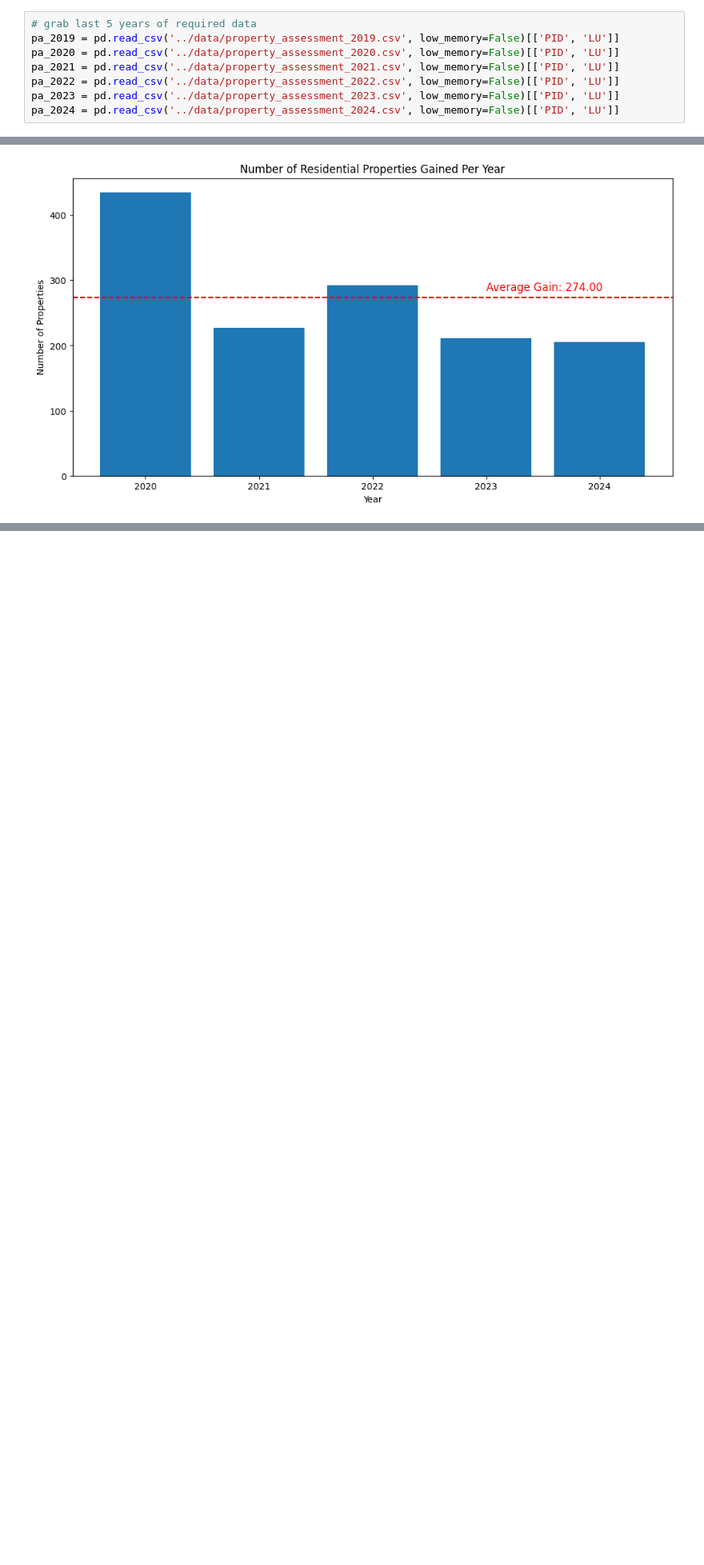
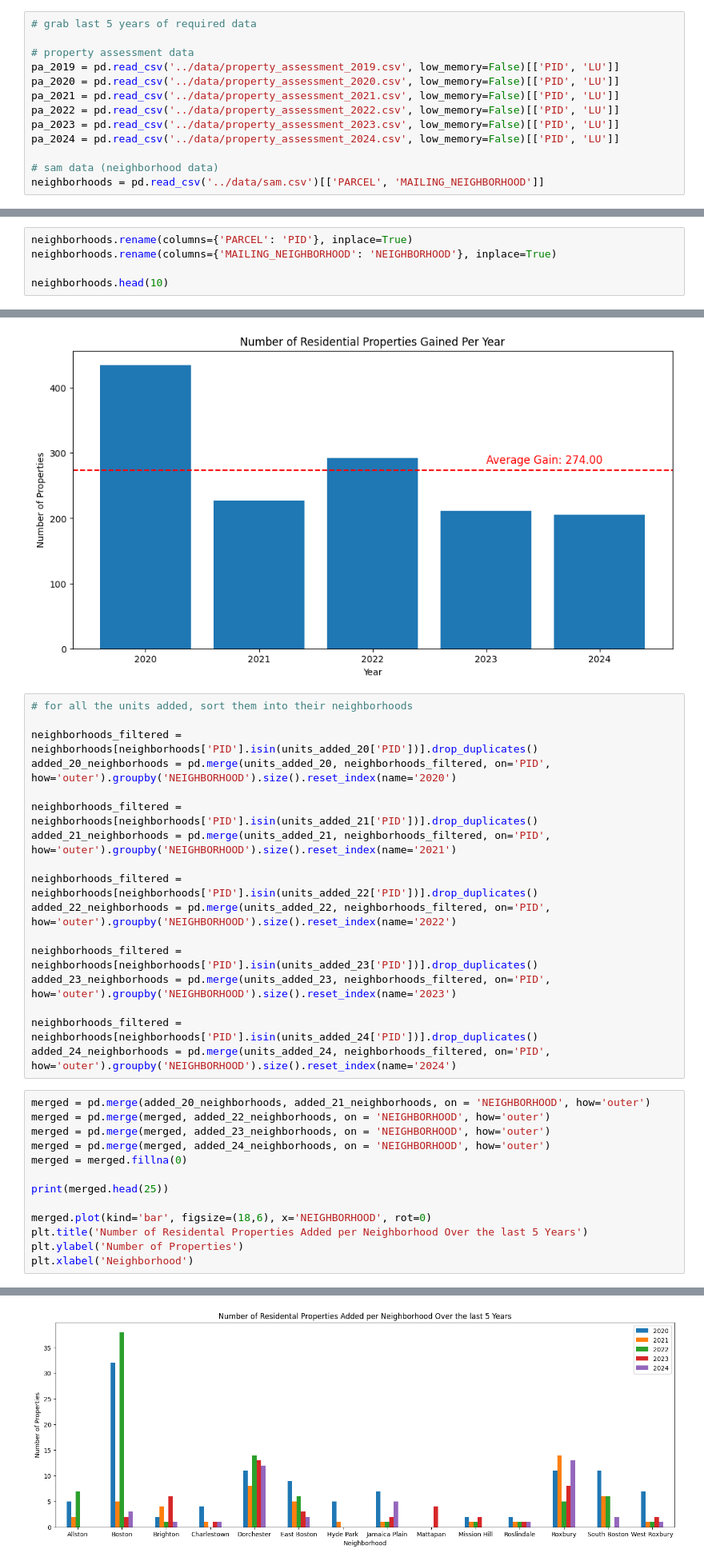
Before and after one commit to BU-Spark/ds-boston-remodeling, a Jupyter notebook: sp24-team-c/property-loss/property-loss-by-neighborhood.ipynb, the cells around one changed output, grey strips where cells are left out. Shown at 80% size. Saved outputs shown, nothing was run; the diff lists cells and outputs as text; blank space fills up the shorter version.

Commit message:
added by neighborhood analysis

```diff
--- a/sp24-team-c/property-loss/property-loss-by-neighborhood.ipynb
+++ b/sp24-team-c/property-loss/property-loss-by-neighborhood.ipynb
@@ -13,11 +14,21 @@ please provide us feedback at https://github.com/pandas-dev/pandas/issues/54466
   import pandas as pd
 # %%
 # grab last 5 years of required data
+
+# property assessment data
 pa_2019 = pd.read_csv('../data/property_assessment_2019.csv', low_memory=False)[['PID', 'LU']]
 pa_2020 = pd.read_csv('../data/property_assessment_2020.csv', low_memory=False)[['PID', 'LU']]
 pa_2021 = pd.read_csv('../data/property_assessment_2021.csv', low_memory=False)[['PID', 'LU']]
 pa_2022 = pd.read_csv('../data/property_assessment_2022.csv', low_memory=False)[['PID', 'LU']]
 pa_2023 = pd.read_csv('../data/property_assessment_2023.csv', low_memory=False)[['PID', 'LU']]
 pa_2024 = pd.read_csv('../data/property_assessment_2024.csv', low_memory=False)[['PID', 'LU']]
+
+# sam data (neighborhood data)
+neighborhoods = pd.read_csv('../data/sam.csv')[['PARCEL', 'MAILING_NEIGHBORHOOD']]
 # %% [markdown]
 ## Find how many residental units have been added per year
+# %%
+neighborhoods.rename(columns={'PARCEL': 'PID'}, inplace=True)
+neighborhoods.rename(columns={'MAILING_NEIGHBORHOOD': 'NEIGHBORHOOD'}, inplace=True)
+
+neighborhoods.head(10)
@@ -82,3 +105,34 @@ plt.title('Number of Residential Properties Gained Per Year')
 plt.show()
 # %% [output]
 [figure]
+# %%
+# for all the units added, sort them into their neighborhoods
+
+neighborhoods_filtered = neighborhoods[neighborhoods['PID'].isin(units_added_20['PID'])].drop_duplicates()
+added_20_neighborhoods = pd.merge(units_added_20, neighborhoods_filtered, on='PID', how='outer').groupby('NEIGHBORHOOD').size().reset_index(name='2020')
+
+neighborhoods_filtered = neighborhoods[neighborhoods['PID'].isin(units_added_21['PID'])].drop_duplicates()
+added_21_neighborhoods = pd.merge(units_added_21, neighborhoods_filtered, on='PID', how='outer').groupby('NEIGHBORHOOD').size().reset_index(name='2021')
+
+neighborhoods_filtered = neighborhoods[neighborhoods['PID'].isin(units_added_22['PID'])].drop_duplicates()
+added_22_neighborhoods = pd.merge(units_added_22, neighborhoods_filtered, on='PID', how='outer').groupby('NEIGHBORHOOD').size().reset_index(name='2022')
+
+neighborhoods_filtered = neighborhoods[neighborhoods['PID'].isin(units_added_23['PID'])].drop_duplicates()
+added_23_neighborhoods = pd.merge(units_added_23, neighborhoods_filtered, on='PID', how='outer').groupby('NEIGHBORHOOD').size().reset_index(name='2023')
+
+neighborhoods_filtered = neighborhoods[neighborhoods['PID'].isin(units_added_24['PID'])].drop_duplicates()
+added_24_neighborhoods = pd.merge(units_added_24, neighborhoods_filtered, on='PID', how='outer').groupby('NEIGHBORHOOD').size().reset_index(name='2024')
+# %%
+merged = pd.merge(added_20_neighborhoods, added_21_neighborhoods, on = 'NEIGHBORHOOD', how='outer')
+merged = pd.merge(merged, added_22_neighborhoods, on = 'NEIGHBORHOOD', how='outer')
+merged = pd.merge(merged, added_23_neighborhoods, on = 'NEIGHBORHOOD', how='outer')
+merged = pd.merge(merged, added_24_neighborhoods, on = 'NEIGHBORHOOD', how='outer')
+merged = merged.fillna(0)
+
+print(merged.head(25))
+
+merged.plot(kind='bar', figsize=(18,6), x='NEIGHBORHOOD', rot=0)
+plt.title('Number of Residental Properties Added per Neighborhood Over the last 5 Years')
+plt.ylabel('Number of Properties')
+plt.xlabel('Neighborhood')
+# %% [output]
@@ -85,3 +155,4 @@ plt.show()
+[figure, added]
 # %%
 unit_increase_count = pd.DataFrame(unit_increase_data).transpose()
 
```
Also changed, not shown: parts of 7 cells of this notebook.
